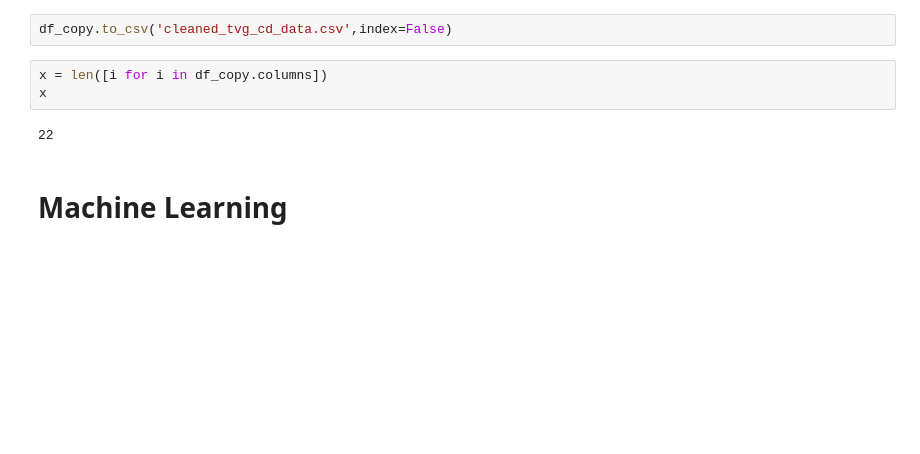
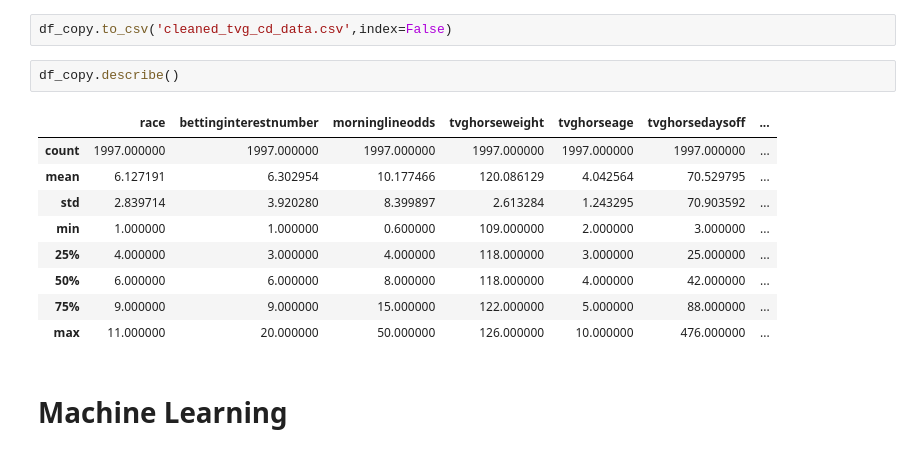
Before and after one commit to AymanSulaiman/stallion-statistics-dashboard, a Jupyter notebook: Dash-website/Data analysis for machine learning.ipynb, the cells around one changed output. Cells and saved outputs as stored; diff of their text form; blank space fills up the shorter version.

```diff
--- a/Dash-website/Data analysis for machine learning.ipynb
+++ b/Dash-website/Data analysis for machine learning.ipynb
@@ -183,11 +201,18 @@ Data looks a lot cleaner and useable
 I will analyse the data further and apply a regression model to measure the, predict and contrast the data.
 # %%
 df_copy.to_csv('cleaned_tvg_cd_data.csv',index=False)
-# %%
-x = len([i for i in df_copy.columns])
-x
-# %% [output]
-22
+# %%
+df_copy.describe()
+# %% [output]
+|  | race | bettinginterestnumber | morninglineodds | tvghorseweight | tvghorseage | tvghorsedaysoff | ... |
+| count | 1997.000000 | 1997.000000 | 1997.000000 | 1997.000000 | 1997.000000 | 1997.000000 | ... |
+| mean | 6.127191 | 6.302954 | 10.177466 | 120.086129 | 4.042564 | 70.529795 | ... |
+| std | 2.839714 | 3.920280 | 8.399897 | 2.613284 | 1.243295 | 70.903592 | ... |
+| min | 1.000000 | 1.000000 | 0.600000 | 109.000000 | 2.000000 | 3.000000 | ... |
+| 25% | 4.000000 | 3.000000 | 4.000000 | 118.000000 | 3.000000 | 25.000000 | ... |
+| 50% | 6.000000 | 6.000000 | 8.000000 | 118.000000 | 4.000000 | 42.000000 | ... |
+| 75% | 9.000000 | 9.000000 | 15.000000 | 122.000000 | 5.000000 | 88.000000 | ... |
+| max | 11.000000 | 20.000000 | 50.000000 | 126.000000 | 10.000000 | 476.000000 | ... |
 # %% [markdown]
 # Machine Learning
 # %%
```
Also changed, not shown: parts of 18 cells of this notebook.
